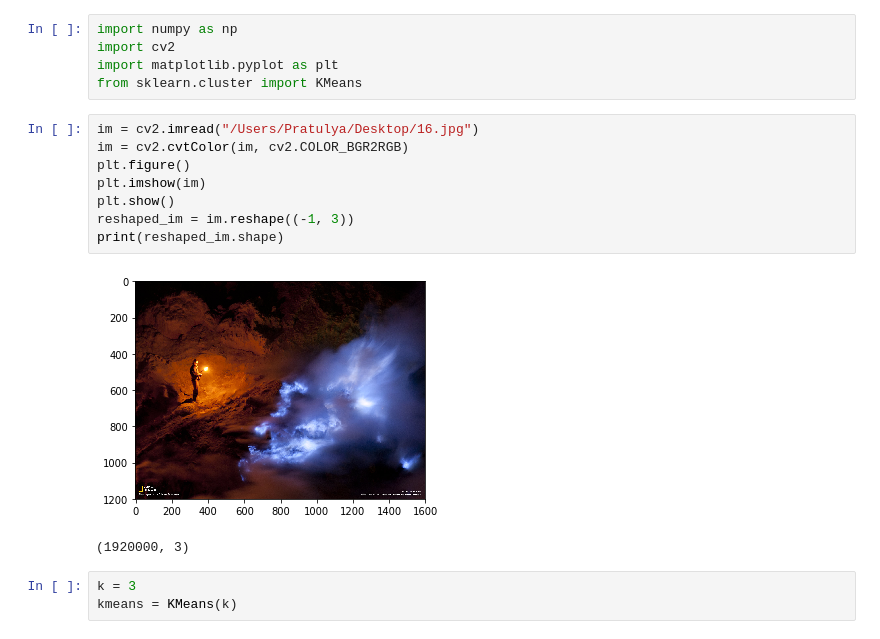
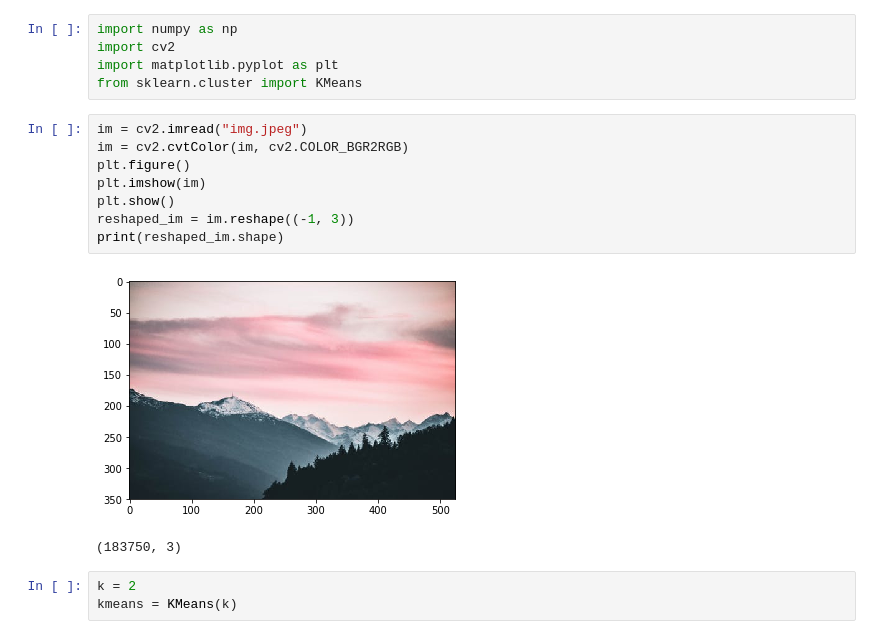
Before and after one commit to coding-blocks-archives/MachineLearning_Dwarka_2018, a Jupyter notebook: class_05/Color Extraction And Image Segmentation.ipynb, the cells around one changed output. Cells and saved outputs as stored; diff of their text form.

Commit message:
Code for Image Segmentation

```diff
--- a/class_05/Color Extraction And Image Segmentation.ipynb
+++ b/class_05/Color Extraction And Image Segmentation.ipynb
@@ -6,18 +6,18 @@ import cv2
 import matplotlib.pyplot as plt
 from sklearn.cluster import KMeans
 # %%
-im = cv2.imread("/Users/Pratulya/Desktop/16.jpg")
+im = cv2.imread("img.jpeg")
 im = cv2.cvtColor(im, cv2.COLOR_BGR2RGB)
 plt.figure()
 plt.imshow(im)
 plt.show()
 reshaped_im = im.reshape((-1, 3))
 print(reshaped_im.shape)
 # %% [output]
-[figure, old version]
+[figure, new version]
-(1920000, 3)
+(183750, 3)
 # %%
-k = 3
+k = 2
 kmeans = KMeans(k)
 # %%
 kmeans.fit(reshaped_im)
```
Also changed, not shown: parts of 7 cells of this notebook, 1 other file.
